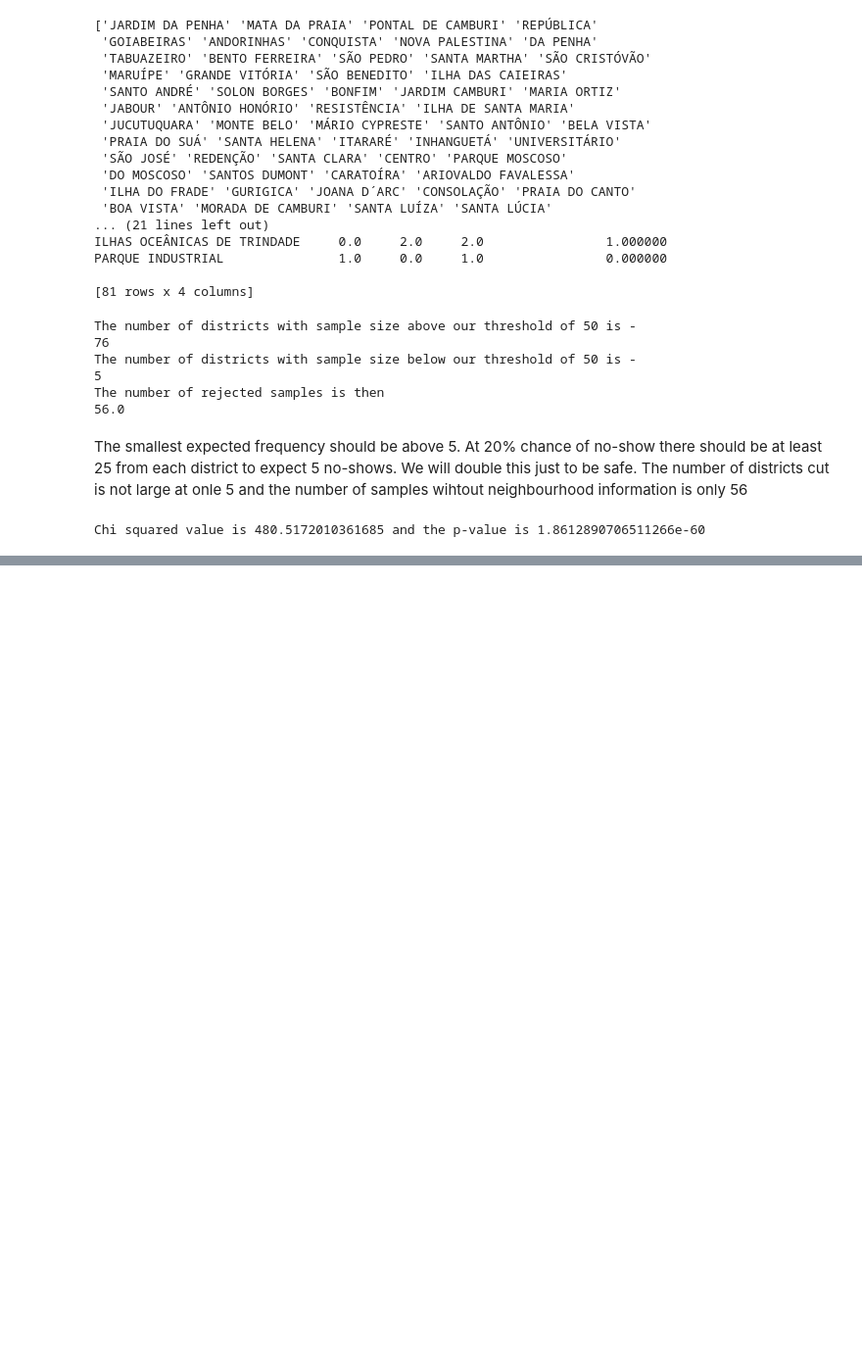
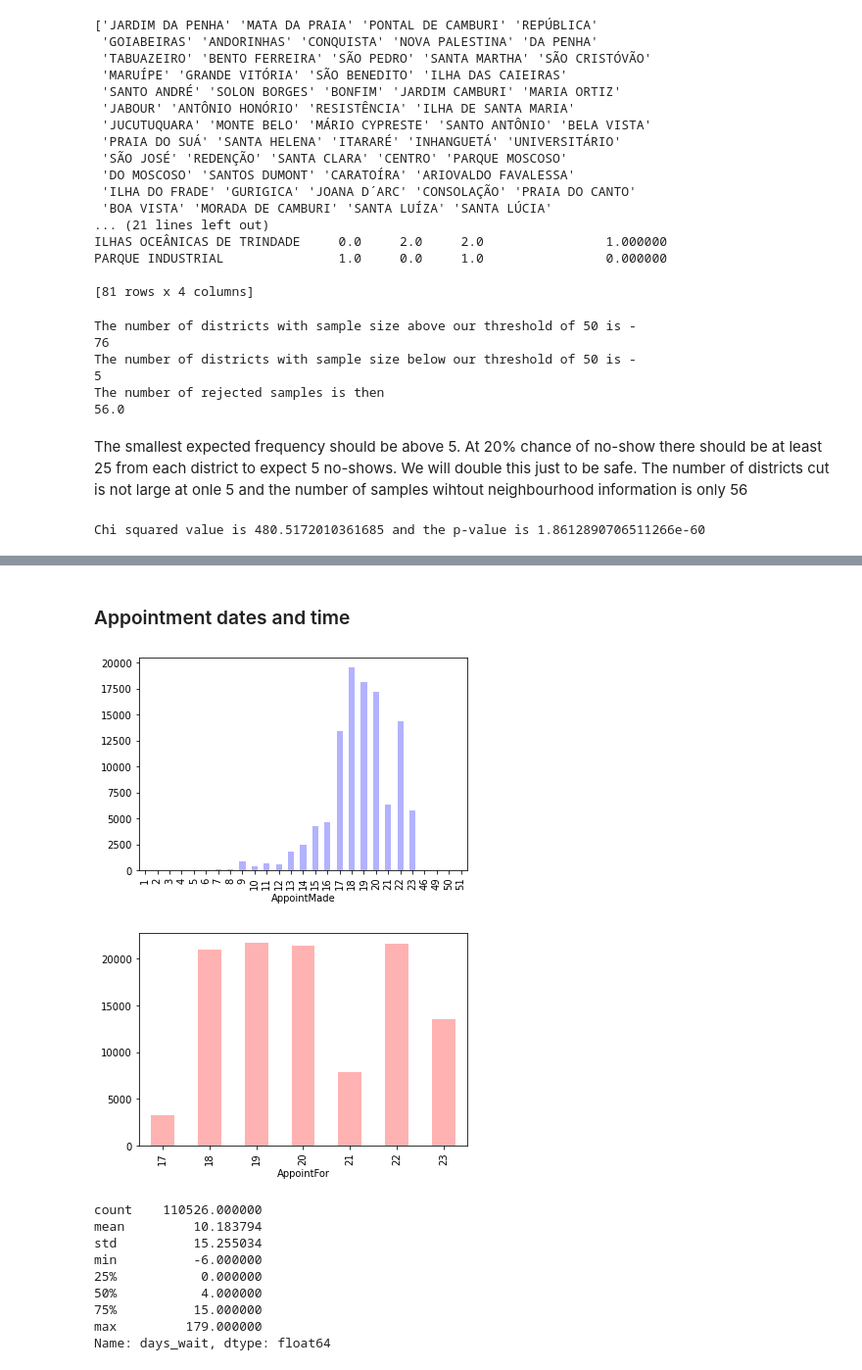
Before and after one commit to foxfoxfox7/Learning-machine-learning, a Jupyter notebook: logistic_regression/Medical_noshow_with_logistic_regression.ipynb, the cells around one changed output, grey strips where cells are left out. Shown at 98% size. Cells and saved outputs as stored; diff of their text form; code cells hidden in the pictures; blank space fills up the shorter version.

```diff
--- a/logistic_regression/Medical_noshow_with_logistic_regression.ipynb
+++ b/logistic_regression/Medical_noshow_with_logistic_regression.ipynb
@@ -164,0 +221,2 @@ There isn't an overall trend, so to keep this feature intact would not work for
+# %%
+df.drop(['Scholarship', 'Hypertension', 'Diabetes'], inplace=True, axis = 1)
@@ -276,0 +368,27 @@ Length: 76, dtype: object
+# %% [markdown]
+### Appointment dates and time
+# %%
+df['AppointMade'] = df['AppointMade'].values.astype('datetime64[s]')
+df['AppointMadeD'] = df['AppointMade'].values.astype('datetime64[D]')
+df['AppointFor'] = df['AppointFor'].values.astype('datetime64[D]')
+
+df.groupby(df["AppointMade"].dt.week)["AppointMade"].count().plot(kind="bar", color='b', alpha=0.3)
+plt.show()
+df.groupby(df["AppointFor"].dt.week)["AppointFor"].count().plot(kind="bar", color='r', alpha=0.3)
+plt.show()
+
+df['days_wait'] = (df['AppointFor'] - df['AppointMadeD'])  / np.timedelta64(1, 'D')
+df['days_wait'] = df['days_wait'].astype(int)
+print(df['days_wait'].describe())
+# %% [output]
+[figure, added]
+[figure, added]
+count    110526.000000
+mean         10.183794
+std          15.255034
+min          -6.000000
+25%           0.000000
+50%           4.000000
+75%          15.000000
+max         179.000000
+Name: days_wait, dtype: float64
```
Also changed, not shown: parts of 30 cells of this notebook.
